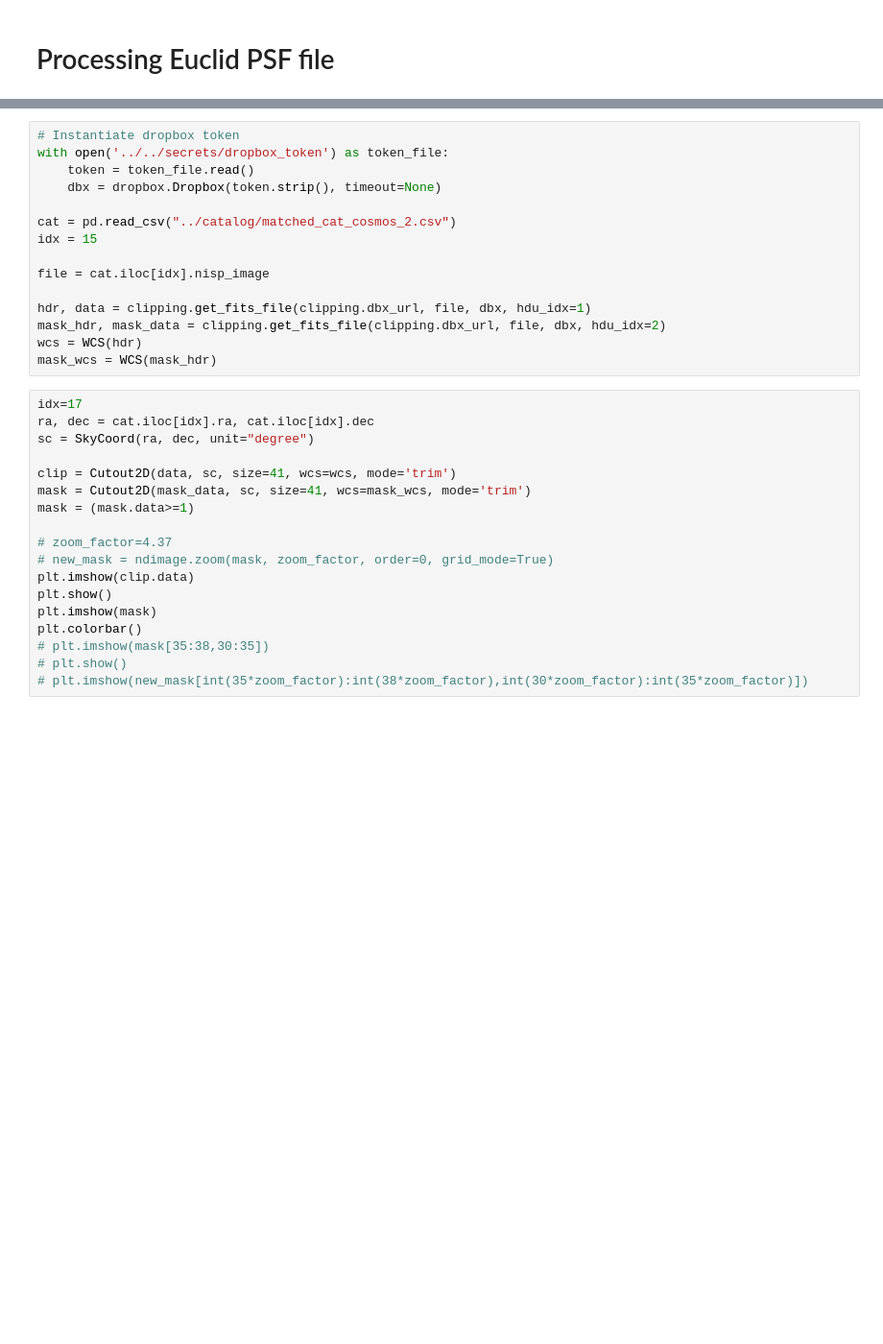
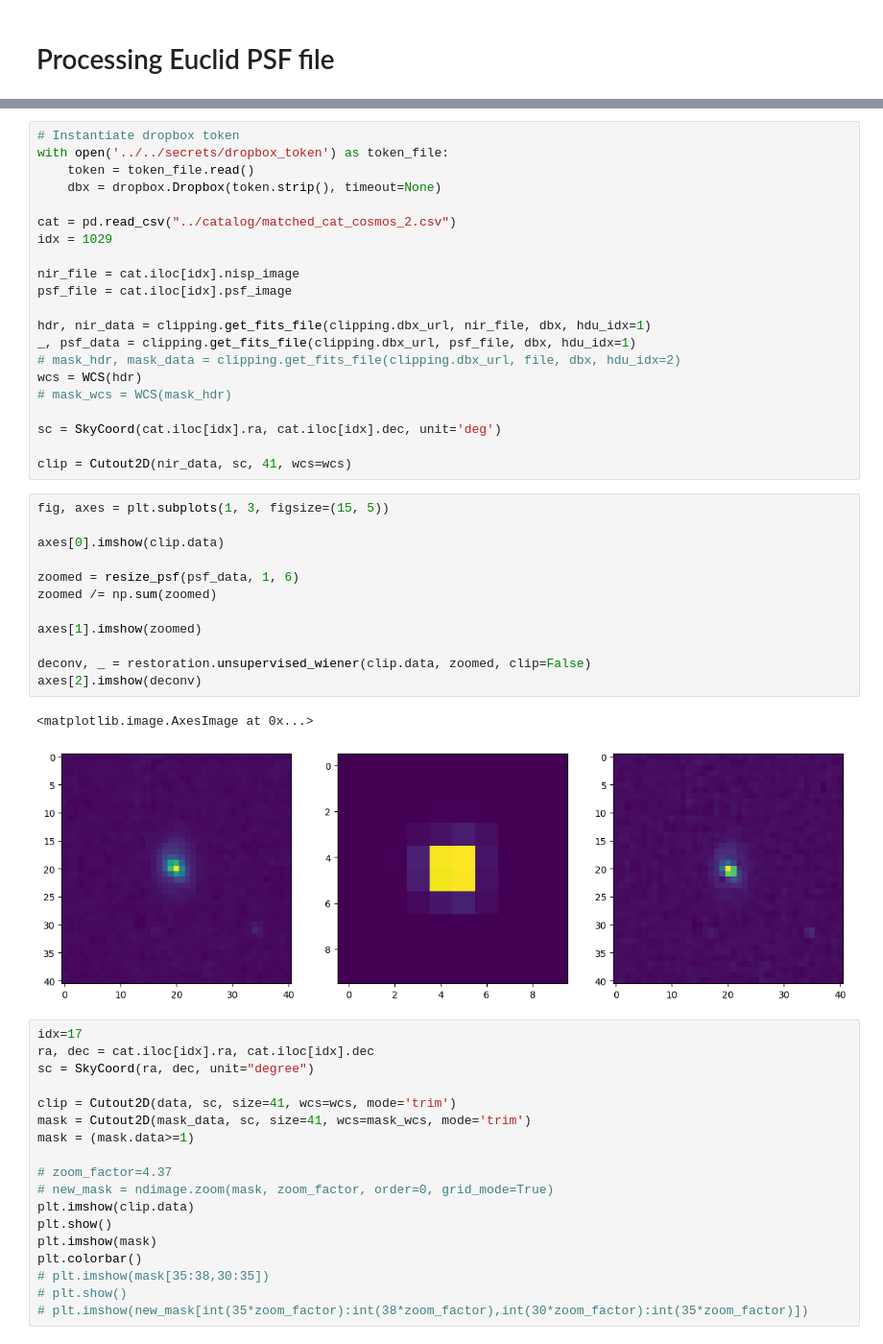
Before and after one commit to xoubish/superNISP, a Jupyter notebook: code/process_data.ipynb, the cells around one changed output, grey strips where cells are left out. Shown at 96% size. Cells and saved outputs as stored; diff of their text form; blank space fills up the shorter version.

```diff
--- a/code/process_data.ipynb
+++ b/code/process_data.ipynb
@@ -115,14 +153,35 @@ with open('../../secrets/dropbox_token') as token_file:
     dbx = dropbox.Dropbox(token.strip(), timeout=None)
 
 cat = pd.read_csv("../catalog/matched_cat_cosmos_2.csv")
-idx = 15
+idx = 1029
 
-file = cat.iloc[idx].nisp_image
+nir_file = cat.iloc[idx].nisp_image
+psf_file = cat.iloc[idx].psf_image
 
-hdr, data = clipping.get_fits_file(clipping.dbx_url, file, dbx, hdu_idx=1)
-mask_hdr, mask_data = clipping.get_fits_file(clipping.dbx_url, file, dbx, hdu_idx=2)
+hdr, nir_data = clipping.get_fits_file(clipping.dbx_url, nir_file, dbx, hdu_idx=1)
+_, psf_data = clipping.get_fits_file(clipping.dbx_url, psf_file, dbx, hdu_idx=1)
+# mask_hdr, mask_data = clipping.get_fits_file(clipping.dbx_url, file, dbx, hdu_idx=2)
 wcs = WCS(hdr)
-mask_wcs = WCS(mask_hdr)
+# mask_wcs = WCS(mask_hdr)
+
+sc = SkyCoord(cat.iloc[idx].ra, cat.iloc[idx].dec, unit='deg')
+
+clip = Cutout2D(nir_data, sc, 41, wcs=wcs)
+# %%
+fig, axes = plt.subplots(1, 3, figsize=(15, 5))
+
+axes[0].imshow(clip.data)
+
+zoomed = resize_psf(psf_data, 1, 6)
+zoomed /= np.sum(zoomed)
+
+axes[1].imshow(zoomed)
+
+deconv, _ = restoration.unsupervised_wiener(clip.data, zoomed, clip=False)
+axes[2].imshow(deconv)
+# %% [output]
+<matplotlib.image.AxesImage at 0x...>
+[figure, added]
 # %%
 idx=17
 ra, dec = cat.iloc[idx].ra, cat.iloc[idx].dec
```
Also changed, not shown: parts of 7 cells of this notebook, 6 other files.
